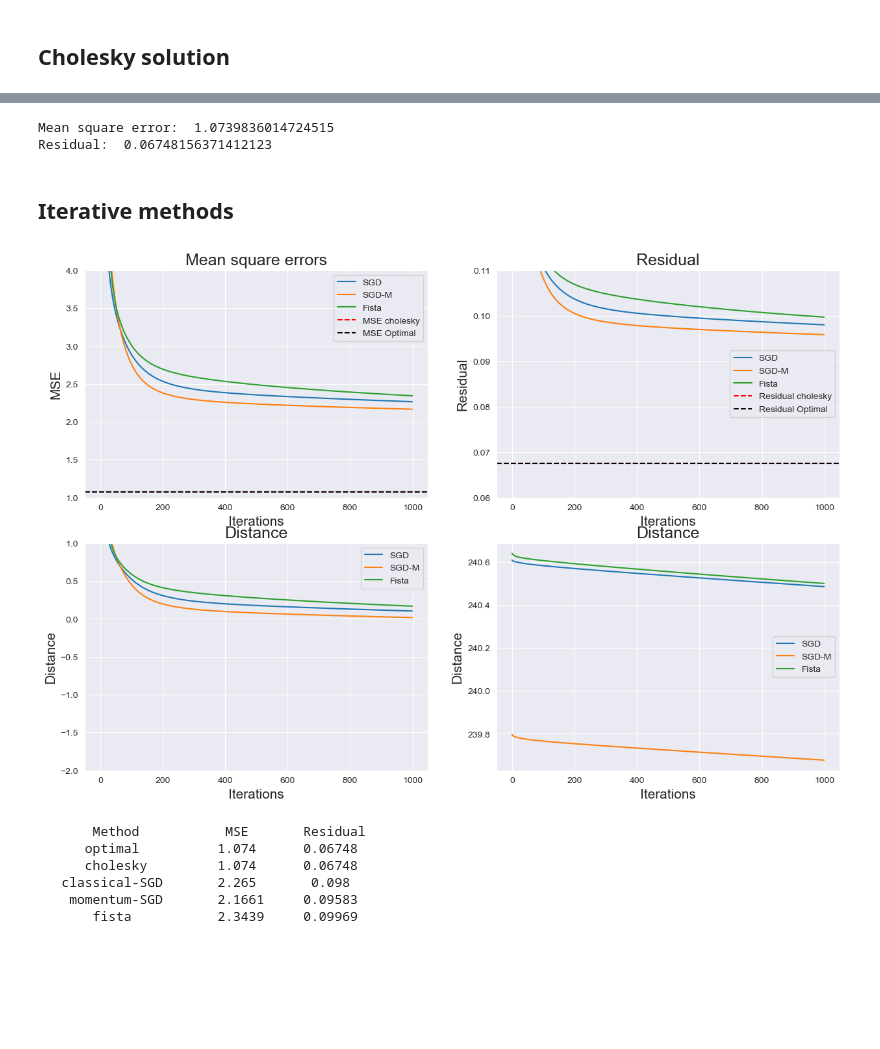
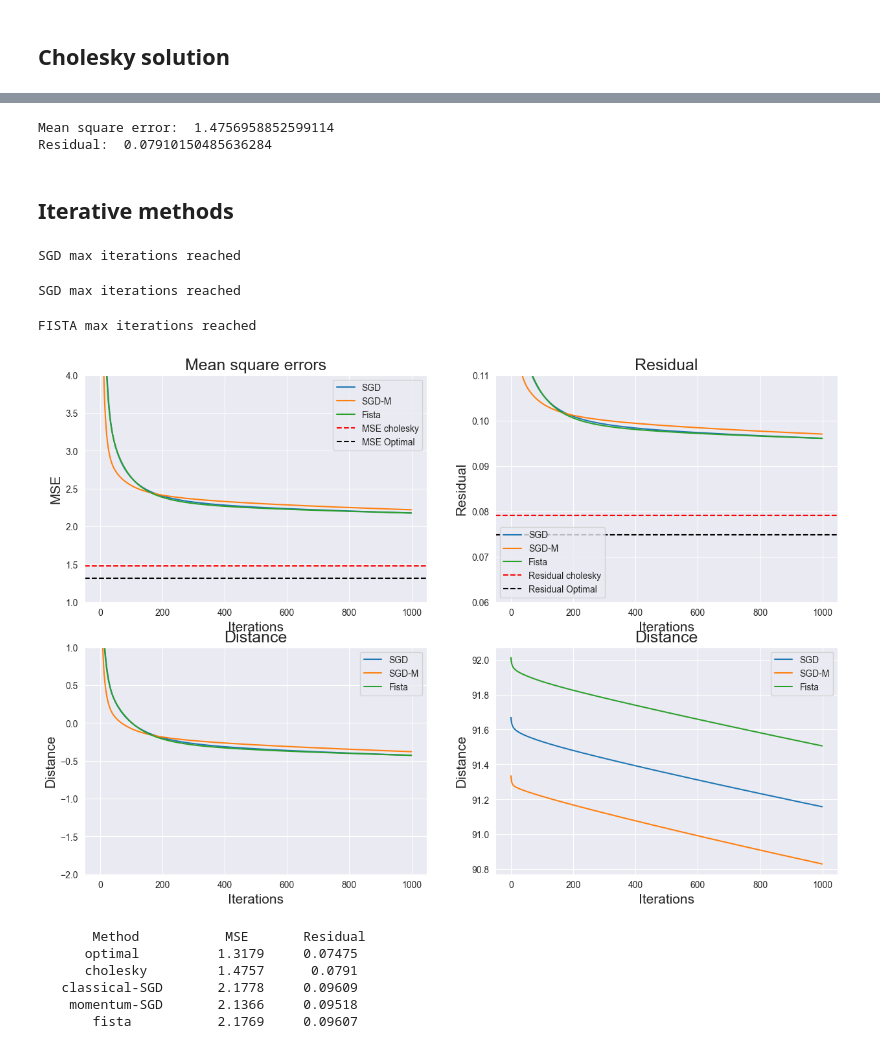
Before and after one commit to jacons/ExtremeLearningNN, a Jupyter notebook: notebook_for_test.ipynb, the cells around one changed output, grey strips where cells are left out. Cells and saved outputs as stored; diff of their text form; code cells hidden in the pictures; blank space fills up the shorter version.

```diff
--- a/notebook_for_test.ipynb
+++ b/notebook_for_test.ipynb
@@ -20,10 +20,10 @@ results = {}
 # %% [markdown]
 ## Constants
 # %%
-SIZE_RESERVOIR = 400
-LAMBDA_REG = 0
-MAX_ITER = 60000
-PRECISION = 1e-11
+SIZE_RESERVOIR = 200
+LAMBDA_REG = 0.5
+MAX_ITER = 1000
+PRECISION = 1e-6
 LR = 0 # 1/(L+tau) will be chosen
 # %% [markdown]
 ## fix the resevoir
@@ -61,26 +62,32 @@ np.linalg.norm(model.w2 - w_star.T, ord="fro")/np.linalg.norm(w_star, ord="fro")
 # %%
 print("Mean square error: ", mse_cholesky)
-print("Residual: ", residual_cholesky)
+print("Relative Gap Pred: ", residual_cholesky)
 # %% [output]
-Mean square error:  1.0739836014724515
-Residual:  0.06748156371412123
+Mean square error:  1.4756958852599114
+Residual:  0.07910150485636284
 # %% [markdown]
 ## Iterative methods
 # %%
-classical_sgd = fit_sgd(x_train=tr_x, y_train=tr_y, lambda_=LAMBDA_REG, activation="sig", max_inters=1000,
+classical_sgd = fit_sgd(x_train=tr_x, y_train=tr_y, lambda_=LAMBDA_REG, activation="sig", max_inters=MAX_ITER,
                         eps=PRECISION, lr=LR, beta=0, resevoir=resevoir, minimum=optimal_mse, w_star=w_star.T)
 mse_classical_sgd, residual_classical_sgd = get_results(classical_sgd[0],tr_x,tr_y)
 results["classical-SGD"] = (mse_classical_sgd, residual_classical_sgd)
+# %% [output]
+SGD max iterations reached
 # %%
-momentum_sgd = fit_sgd(x_train=tr_x, y_train=tr_y, lambda_=LAMBDA_REG, activation="sig", max_inters=1000,
-                       eps=PRECISION, lr=0, beta=0.50, resevoir=resevoir, minimum=optimal_mse, w_star=w_star.T)
+momentum_sgd = fit_sgd(x_train=tr_x, y_train=tr_y, lambda_=LAMBDA_REG, activation="sig", max_inters=MAX_ITER,
+                       eps=PRECISION, lr=0, beta=0.99, resevoir=resevoir, minimum=optimal_mse, w_star=w_star.T)
 mse_momentum_sgd, residual_momentum_sgd = get_results(momentum_sgd[0],tr_x,tr_y)
 results["momentum-SGD"] = (mse_momentum_sgd, residual_momentum_sgd)
+# %% [output]
+SGD max iterations reached
 # %%
-fista = fit_fista(x_train=tr_x, y_train=tr_y, lambda_=LAMBDA_REG, activation="sig", max_inters=1000,
+fista = fit_fista(x_train=tr_x, y_train=tr_y, lambda_=LAMBDA_REG, activation="sig", max_inters=MAX_ITER,
                       eps=PRECISION, resevoir=resevoir, minimum=optimal_mse, w_star=w_star.T)
 mse_fista, residual_fista = get_results(fista[0],tr_x,tr_y)
 results["fista"] = (mse_fista, residual_fista)
+# %% [output]
+FISTA max iterations reached
 # %%
 _, axs = plt.subplots(nrows=2,ncols=2,figsize=(15,10))
 
@@ -99,35 +106,35 @@ sns.lineplot(data=classical_sgd[1], x=classical_sgd[1].index, y="Residual", ax=a
 sns.lineplot(data=momentum_sgd[1], x=momentum_sgd[1].index, y="Residual", ax=axs[0,1], label="SGD-M")
 sns.lineplot(data=fista[1], x=fista[1].index, y="Residual", ax=axs[0,1], label="Fista")
 axs[0,1].axhline(y=residual_cholesky, label="Residual cholesky", color="red", linestyle="--")
 axs[0,1].axhline(y=optimal_residual, label="Residual Optimal", color="black", linestyle="--")
 axs[0,1].set_title("Residual",fontsize=18)
 axs[0,1].set_ylabel("Residual",fontsize=15)
 axs[0,1].set_xlabel("Iterations",fontsize=15)
 axs[0,1].set_ylim([0.06,0.11])
 axs[0,1].legend()
 
 sns.lineplot(data=classical_sgd[1], x=classical_sgd[1].index, y="Distance", ax=axs[1,0], label="SGD")
 sns.lineplot(data=momentum_sgd[1], x=momentum_sgd[1].index, y="Distance", ax=axs[1,0], label="SGD-M")
 sns.lineplot(data=fista[1], x=fista[1].index, y="Distance", ax=axs[1,0], label="Fista")
 axs[1,0].set_title("Distance",fontsize=18)
 axs[1,0].set_ylabel("Distance",fontsize=15)
 axs[1,0].set_xlabel("Iterations",fontsize=15)
 axs[1,0].set_ylim([-2,1])
 axs[1,0].legend()
 
 
 sns.lineplot(data=classical_sgd[1], x=classical_sgd[1].index, y="abs_gap_sol", ax=axs[1,1], label="SGD")
 sns.lineplot(data=momentum_sgd[1], x=momentum_sgd[1].index, y="abs_gap_sol", ax=axs[1,1], label="SGD-M")
 sns.lineplot(data=fista[1], x=fista[1].index, y="abs_gap_sol", ax=axs[1,1], label="Fista")
 axs[1,1].set_title("Distance",fontsize=18)
 axs[1,1].set_ylabel("Distance",fontsize=15)
 axs[1,1].set_xlabel("Iterations",fontsize=15)
-# axs[1,0].set_ylim([-2,1])
+axs[1,0].set_ylim([-2,1])
 axs[1,1].legend()
 
 plt.show()
 # %% [output]
-[figure, old version]
+[figure, new version]
 # %%
 print(f"{'Method' : ^20}{'MSE' : ^12}{'Residual' : ^12}")
 
@@ -135,8 +142,8 @@ for k,v in results.items():
     print(f"{k : ^20}{round(v[0],4):^12}{round(v[1],5) : ^12}")
 # %% [output]
        Method           MSE       Residual
-      optimal          1.074      0.06748
-      cholesky         1.074      0.06748
-   classical-SGD       2.265       0.098
-    momentum-SGD       2.1661     0.09583
-       fista           2.3439     0.09969
+      optimal          1.3179     0.07475
+      cholesky         1.4757      0.0791
+   classical-SGD       2.1778     0.09609
+    momentum-SGD       2.1366     0.09518
+       fista           2.1769     0.09607
```
Also changed, not shown: parts of 3 cells of this notebook, 1 other file.
